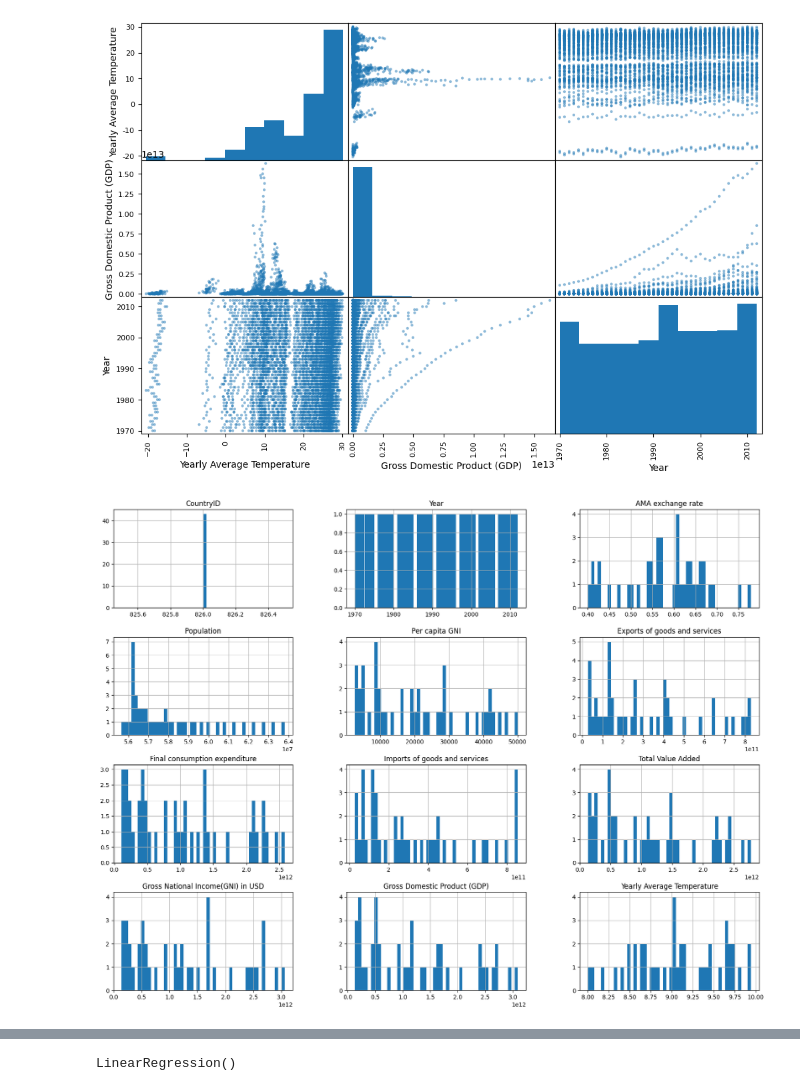
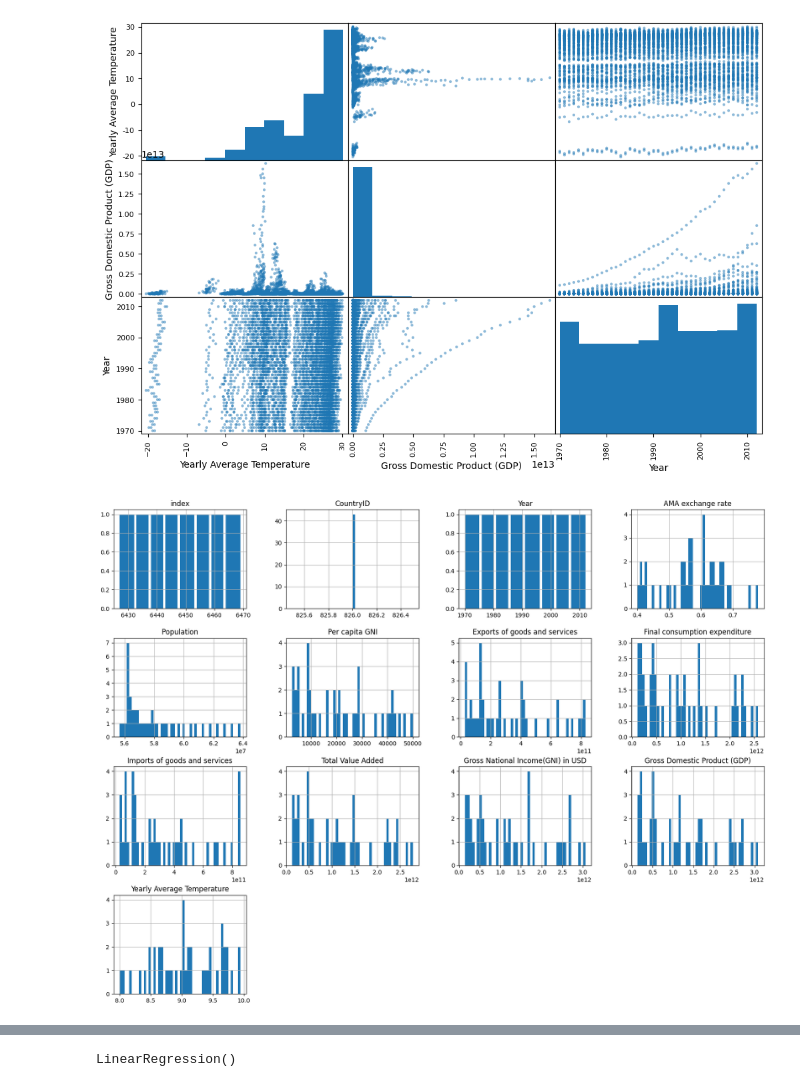
Before and after one commit to TheElcurtiso/machineLearningProject, a Jupyter notebook: GlobalEconomyAndTemperatures.ipynb, the cells around one changed output, grey strips where cells are left out. Saved outputs shown, nothing was run; the diff lists cells and outputs as text; code cells hidden in the pictures.

```diff
--- a/GlobalEconomyAndTemperatures.ipynb
+++ b/GlobalEconomyAndTemperatures.ipynb
@@ -124,6 +124,7 @@ fig_gdp_growth.show()
 # %%
 import geopandas as gpd
 world = gpd.read_file(gpd.datasets.get_path('naturalearth_lowres'))
+economy_and_temperature_statistics['Country'] = economy_and_temperature_statistics['Country'].replace({'United States': 'United States of America'})
 world = pd.merge(world, economy_and_temperature_statistics[['Country', 'Yearly Average Temperature']],
                  how='left', left_on='name', right_on='Country')
 fig = px.choropleth(world,
@@ -180,9 +182,9 @@ array([[<Axes: xlabel='Yearly Average Temperature', ylabel='Yearly Average Tempe
 [figure]
 # %%
 # !!! end of global diagrams and start of diagrams with one country !!!
-economy_and_temperature_plaything_united_kingdom_only = economy_and_temperature_statistics.copy()[economy_and_temperature_statistics["Country"] == "United Kingdom"].drop("Country", axis=1)
+economy_and_temperature_plaything_united_kingdom_only = economy_and_temperature_statistics.copy()[economy_and_temperature_statistics["Country"] == "United Kingdom"].drop("Country", axis=1).reset_index()
 economy_and_temperature_plaything_united_kingdom_only.hist(bins=50, figsize=(20, 15))
 plt.show()
 # %% [output]
-[figure, old version]
+[figure, new version]
 # %%
```
Also changed, not shown: parts of 35 cells of this notebook, 1 other file.
